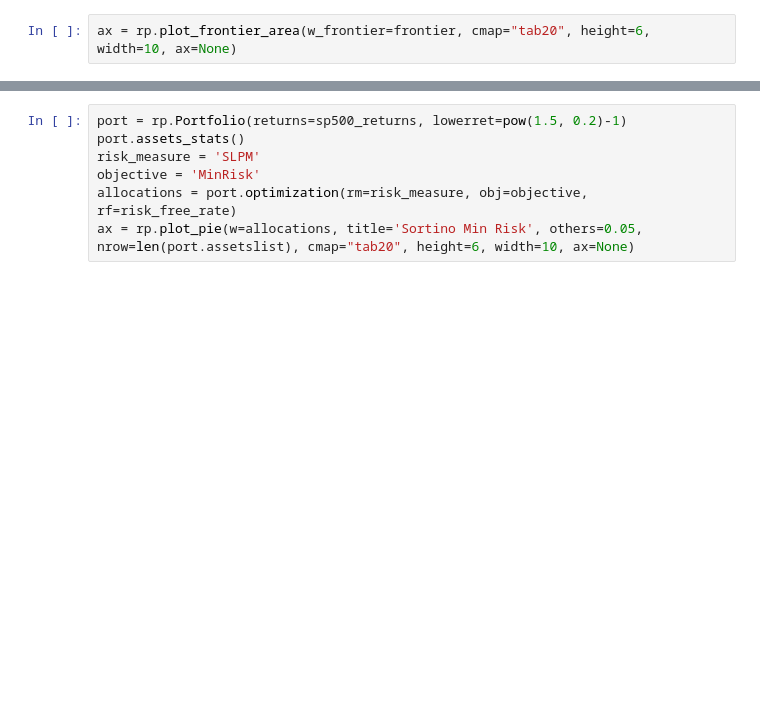
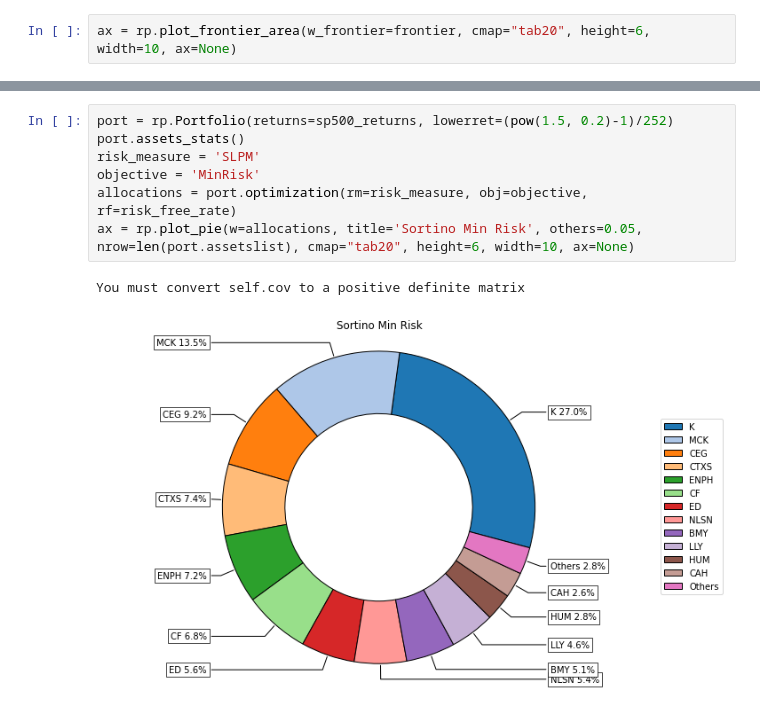
Before and after one commit to aliencaocao/wharton-comp, a Jupyter notebook: main.ipynb, the cells around one changed output, grey strips where cells are left out. Drawn from its saved outputs; the diff is of its cells as text; blank space fills up the shorter version.

Commit message:
Add constraint on annual return and risk free rate

```diff
--- a/main.ipynb
+++ b/main.ipynb
@@ -73,10 +100,13 @@ sp500_returns.head()
 # %%
-port = rp.Portfolio(returns=sp500_returns, lowerret=pow(1.5, 0.2)-1)
+port = rp.Portfolio(returns=sp500_returns, lowerret=(pow(1.5, 0.2)-1)/252)
 port.assets_stats()
 risk_measure = 'SLPM'
 objective = 'MinRisk'
 allocations = port.optimization(rm=risk_measure, obj=objective, rf=risk_free_rate)
 ax = rp.plot_pie(w=allocations, title='Sortino Min Risk', others=0.05, nrow=len(port.assetslist), cmap="tab20", height=6, width=10, ax=None)
+# %% [output]
+You must convert self.cov to a positive definite matrix
+[figure, added]
 # %%
 frontier = port.efficient_frontier(rm=risk_measure, points=100, rf=risk_free_rate)
 display(frontier.T.head())
```
Also changed, not shown: parts of 11 cells of this notebook, 2 other files.
